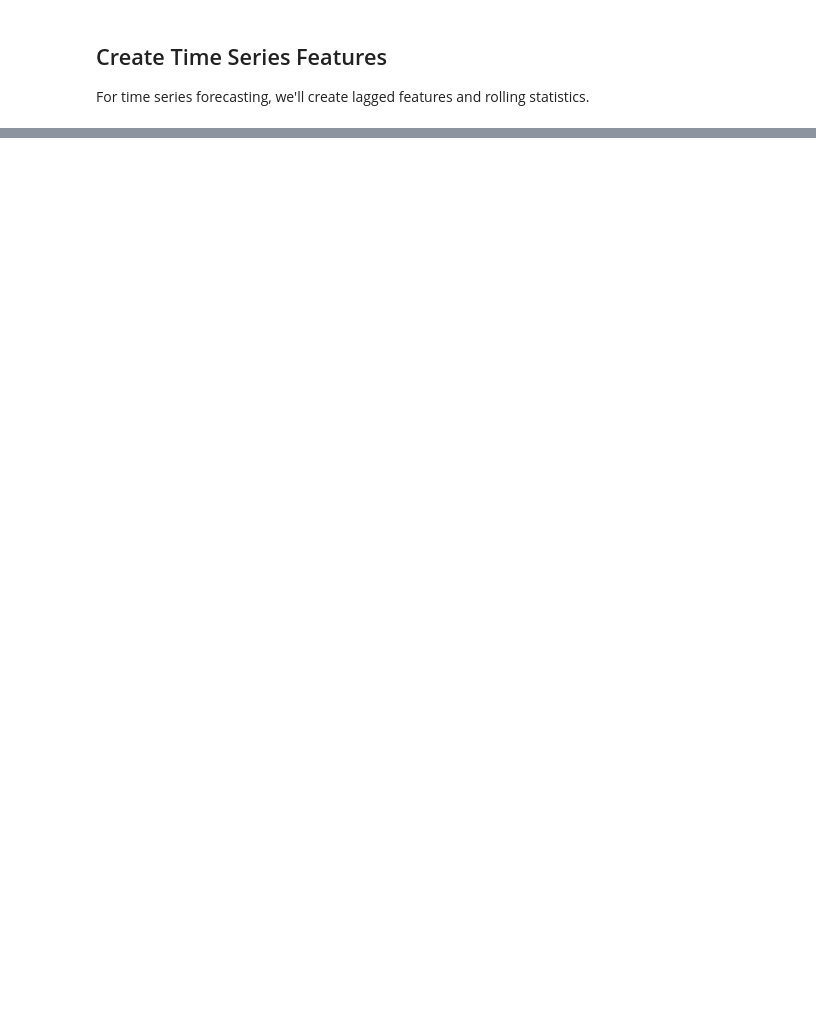
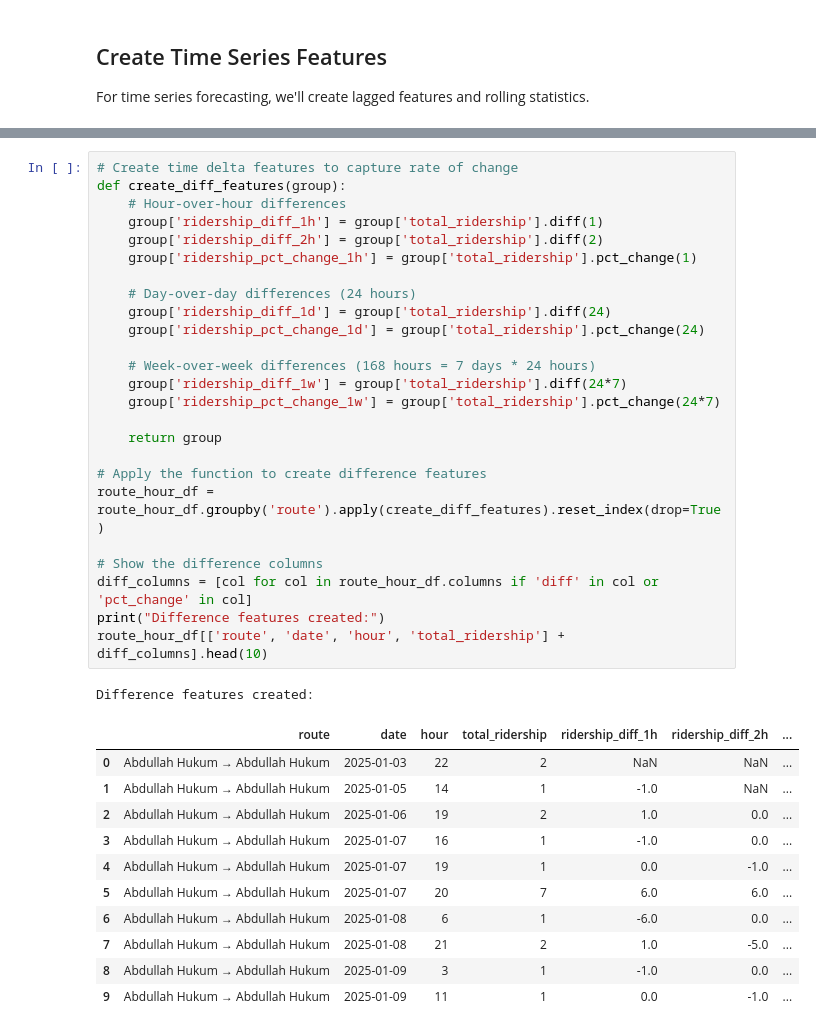
Before and after one commit to ymymei/komuter-ml-analysis, a Jupyter notebook: notebooks/02_data_preprocessing.ipynb, the cells around one changed output, grey strips where cells are left out. Saved outputs shown, nothing was run; the diff lists cells and outputs as text; blank space fills up the shorter version.

```diff
--- a/notebooks/02_data_preprocessing.ipynb
+++ b/notebooks/02_data_preprocessing.ipynb
@@ -246,0 +562,38 @@ For time series forecasting, we'll create lagged features and rolling statistics
+# %%
+# Create time delta features to capture rate of change
+def create_diff_features(group):
+    # Hour-over-hour differences
+    group['ridership_diff_1h'] = group['total_ridership'].diff(1)
+    group['ridership_diff_2h'] = group['total_ridership'].diff(2)
+    group['ridership_pct_change_1h'] = group['total_ridership'].pct_change(1)
+
+    # Day-over-day differences (24 hours)
+    group['ridership_diff_1d'] = group['total_ridership'].diff(24)
+    group['ridership_pct_change_1d'] = group['total_ridership'].pct_change(24)
+
+    # Week-over-week differences (168 hours = 7 days * 24 hours)
+    group['ridership_diff_1w'] = group['total_ridership'].diff(24*7)
+    group['ridership_pct_change_1w'] = group['total_ridership'].pct_change(24*7)
+
+    return group
+
+# Apply the function to create difference features
+route_hour_df = route_hour_df.groupby('route').apply(create_diff_features).reset_index(drop=True)
+
+# Show the difference columns
+diff_columns = [col for col in route_hour_df.columns if 'diff' in col or 'pct_change' in col]
+print("Difference features created:")
+route_hour_df[['route', 'date', 'hour', 'total_ridership'] + diff_columns].head(10)
+# %% [output]
+Difference features created:
+|  | route | date | hour | total_ridership | ridership_diff_1h | ridership_diff_2h | ... |
+| 0 | Abdullah Hukum → Abdullah Hukum | 2025-01-03 | 22 | 2 | NaN | NaN | ... |
+| 1 | Abdullah Hukum → Abdullah Hukum | 2025-01-05 | 14 | 1 | -1.0 | NaN | ... |
+| 2 | Abdullah Hukum → Abdullah Hukum | 2025-01-06 | 19 | 2 | 1.0 | 0.0 | ... |
+| 3 | Abdullah Hukum → Abdullah Hukum | 2025-01-07 | 16 | 1 | -1.0 | 0.0 | ... |
+| 4 | Abdullah Hukum → Abdullah Hukum | 2025-01-07 | 19 | 1 | 0.0 | -1.0 | ... |
+| 5 | Abdullah Hukum → Abdullah Hukum | 2025-01-07 | 20 | 7 | 6.0 | 6.0 | ... |
+| 6 | Abdullah Hukum → Abdullah Hukum | 2025-01-08 | 6 | 1 | -6.0 | 0.0 | ... |
+| 7 | Abdullah Hukum → Abdullah Hukum | 2025-01-08 | 21 | 2 | 1.0 | -5.0 | ... |
+| 8 | Abdullah Hukum → Abdullah Hukum | 2025-01-09 | 3 | 1 | -1.0 | 0.0 | ... |
+| 9 | Abdullah Hukum → Abdullah Hukum | 2025-01-09 | 11 | 1 | 0.0 | -1.0 | ... |
```
Also changed, not shown: parts of 30 cells of this notebook, 2 other files.
